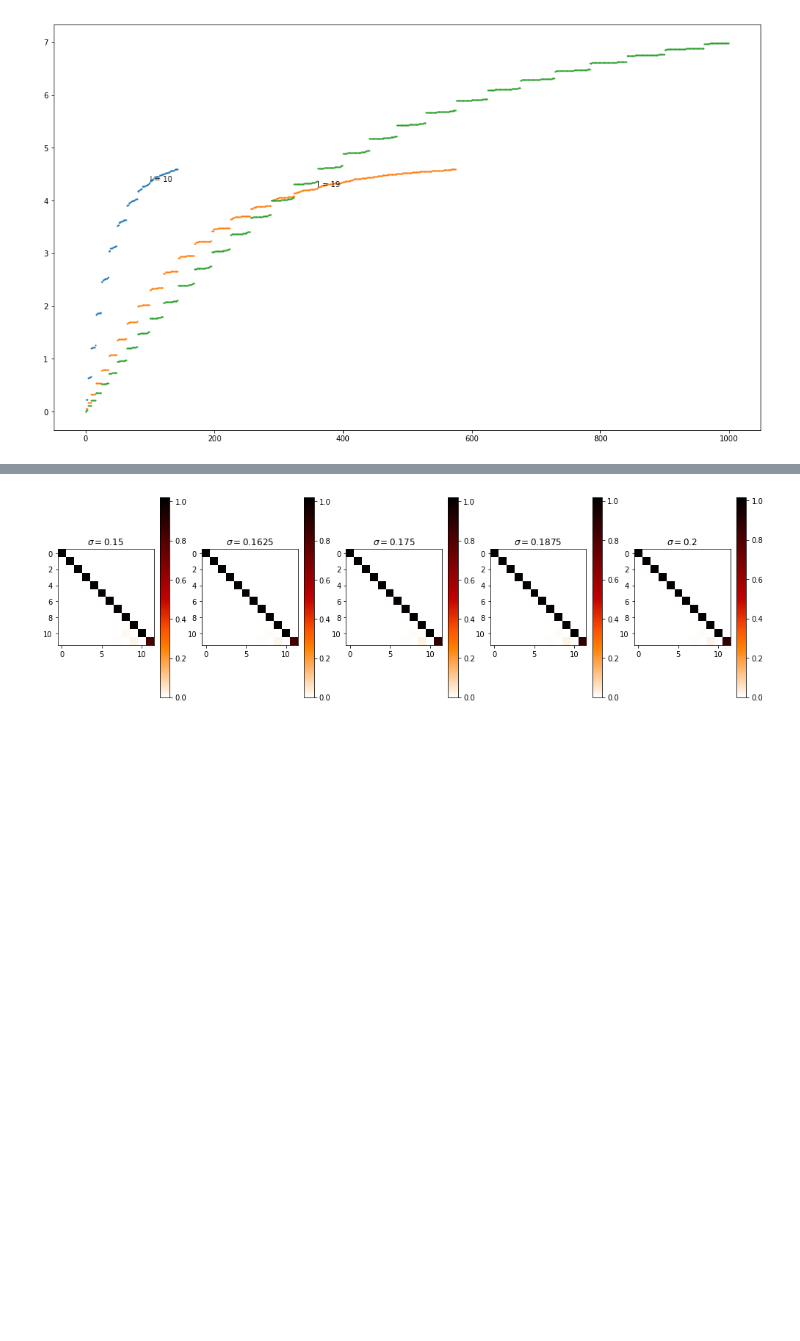
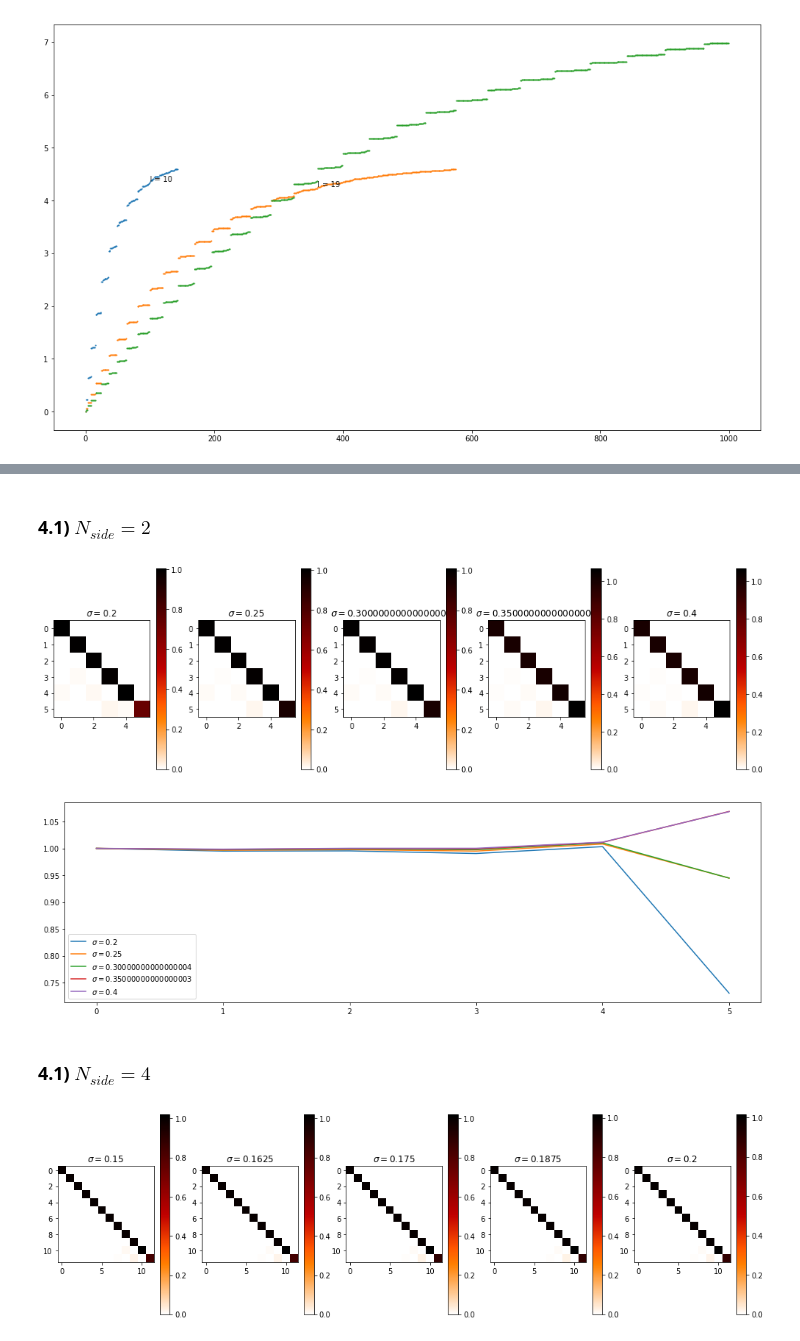
Before and after one commit to MartMilani/PDM, a Jupyter notebook: codes/06_good_std_dev.ipynb, the cells around one changed output, grey strips where cells are left out. Drawn from its saved outputs; the diff is of its cells as text; code cells hidden in the pictures; blank space fills up the shorter version.

```diff
--- a/codes/06_good_std_dev.ipynb
+++ b/codes/06_good_std_dev.ipynb
@@ -285,3 +328,53 @@ plt.text(idx, graphs[4].e[idx] + 0.01, 'l = {}'.format(l));
+# %% [markdown]
+### 4.1) $N_{side}=2$
+# %%
+plt.rcParams['figure.figsize'] = (17, 5)
+sigmas = np.linspace(0.2,0.4,5)
+nsides = [2]*len(sigmas)
+
+graphs = []
+spectral_content = dict()
+
+for j, (nside, sigma) in enumerate(zip(nsides, sigmas)):
+
+    lmax = 3 * nside - 1
+
+    n_harmonics = np.cumsum(np.arange(1, 2*lmax+2, 2))[-1]
+    graphs.append(utils.full_healpix_graph(nside, dtype=np.float64, std=sigma))
+    graph = graphs[-1]
+    graph.compute_fourier_basis(n_eigenvectors=n_harmonics)
+
+    cl = np.empty((n_harmonics, lmax+1))
+    for i in range(n_harmonics):
+        eigenvector = hp.reorder(graph.U[:, i], n2r=True)
+        # alm = hp.sphtfunc.map2alm(eigenvector)
+        cl[i] = hp.sphtfunc.anafast(eigenvector, lmax=lmax, iter=8)
+
+    spectral_content[sigma] = np.empty((lmax+1, lmax+1))
+    start = 0
+    for ell in range(lmax+1):
+        end = start + (2 * ell + 1)
+        spectral_content[sigma][ell] = np.sum(cl[start:end,:], axis=0)
+        start = end
+
+fig1, axes = plt.subplots(1, len(nsides))
+fig2, ax2 = plt.subplots()
+
+for ax, (sigma, sc) in zip(axes, spectral_content.items()):
+    sc = sc / sc[0, 0]
+    im = ax.imshow(sc, cmap=plt.cm.gist_heat_r)
+    fig1.colorbar(im, ax=ax)
+    ax.set_title(rf'$\sigma={sigma}$')
+
+    energy_in = np.diag(sc)
+    ax2.plot(energy_in, label=rf'$\sigma={sigma}$')
+
+ax2.legend();
+# %% [output]
+[figure, added]
+[figure, added]
+# %% [markdown]
+### 4.1) $N_{side}=4$
 # %%
 plt.rcParams['figure.figsize'] = (17, 5)
 sigmas = np.linspace(0.15,0.2,5)
```
Also changed, not shown: parts of 19 cells of this notebook, 2 other files.
